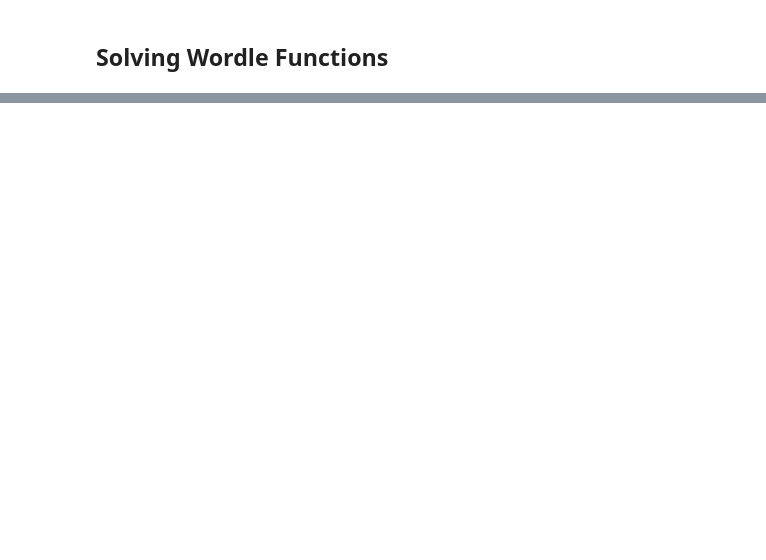
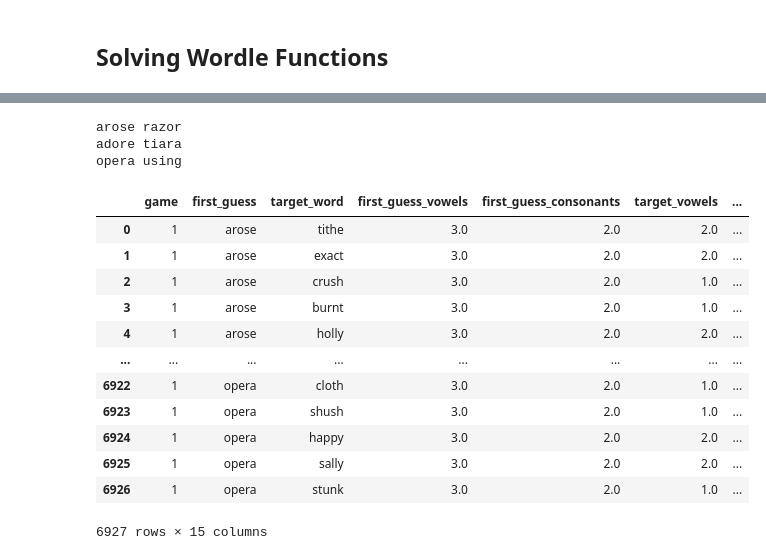
Before and after one commit to kmaurinjones/wordle_wizard, a Jupyter notebook: wordle_solving_function.ipynb, the cells around one changed output, grey strips where cells are left out. Saved outputs shown, nothing was run; the diff lists cells and outputs as text; code cells hidden in the pictures; blank space fills up the shorter version.

```diff
--- a/wordle_solving_function.ipynb
+++ b/wordle_solving_function.ipynb
@@ -1699,0 +1874,5 @@ The target word was 'creed'.
+# %%
+for metric, result in stats_master.items():
+    print (metric, len(result))
+
+# stats_master["game"]
@@ -1699,0 +1954,61 @@ The target word was 'creed'.
+# %%
+##### sample to set up empty stats_master dict keys
+stats_dict = solve_wordle(word_list = official_words, max_guesses = 15,
+    guess = "tests", target = "tests",
+    random_guess = True, random_target = True,
+    verbose = False, drama = 0, return_stats = True)
+
+stats_master = {}
+# making empty list for values
+for metric, result in stats_dict.items():
+    stats_master["game"] = []
+    stats_master[metric] = []
+
+# print(stats_master)
+
+##### Simulations
+
+# sims = 1
+info = []
+
+### Number of simulated games == i
+for tup in best_official_words:
+
+    guess_word = (tup[0])
+
+    for word in official_words:
+
+        try:
+            stats_master["game"].append(i + 1)
+            complete = solve_wordle(word_list = official_words, max_guesses = 15,
+                guess = guess_word, target = word,
+                random_guess = False, random_target = False,
+                verbose = False, drama = 0, return_stats = True)
+
+            info.append((i, complete["first_guess"], complete["target_word"]))
+        except:
+            IndexError
+            print(complete["first_guess"], complete["target_word"])
+
+        for metric, result in complete.items():
+            stats_master[metric].append(result)
+
+sims_df = pd.DataFrame(stats_master)
+sims_df
+# %% [output]
+arose razor
+adore tiara
+opera using
+|  | game | first_guess | target_word | first_guess_vowels | first_guess_consonants | target_vowels | ... |
+| 0 | 1 | arose | tithe | 3.0 | 2.0 | 2.0 | ... |
+| 1 | 1 | arose | exact | 3.0 | 2.0 | 2.0 | ... |
+| 2 | 1 | arose | crush | 3.0 | 2.0 | 1.0 | ... |
+| 3 | 1 | arose | burnt | 3.0 | 2.0 | 1.0 | ... |
+| 4 | 1 | arose | holly | 3.0 | 2.0 | 2.0 | ... |
+| ... | ... | ... | ... | ... | ... | ... | ... |
+| 6922 | 1 | opera | cloth | 3.0 | 2.0 | 1.0 | ... |
+| 6923 | 1 | opera | shush | 3.0 | 2.0 | 1.0 | ... |
+| 6924 | 1 | opera | happy | 3.0 | 2.0 | 2.0 | ... |
+| 6925 | 1 | opera | sally | 3.0 | 2.0 | 2.0 | ... |
+| 6926 | 1 | opera | stunk | 3.0 | 2.0 | 1.0 | ... |
+6927 rows × 15 columns
```
Also changed, not shown: parts of 31 cells of this notebook.
